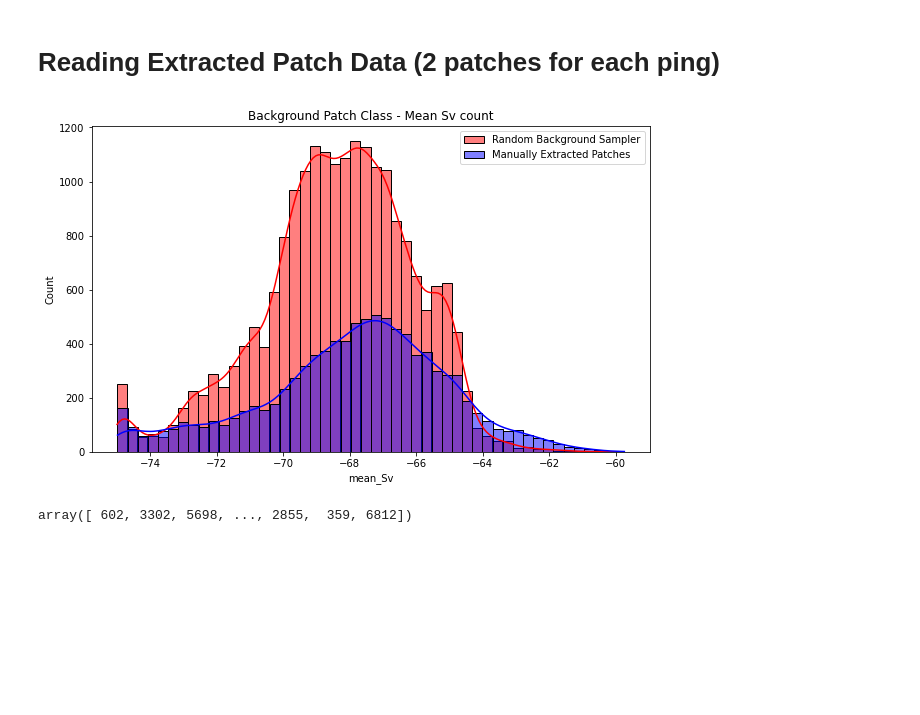
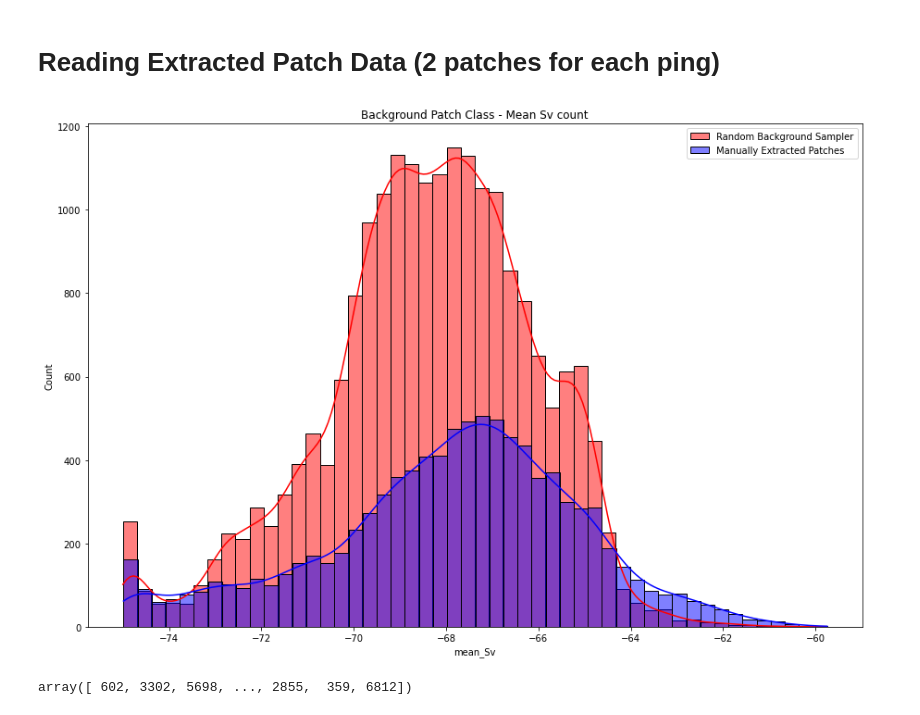
Before and after one commit to ahmetpala/UNET-Sampling, a Jupyter notebook: crimac_unet/Background Sampler.ipynb, the cells around one changed output. Cells and saved outputs as stored; diff of their text form; code cells hidden in the pictures; blank space fills up the shorter version.

```diff
--- a/crimac_unet/Background Sampler.ipynb
+++ b/crimac_unet/Background Sampler.ipynb
@@ -576,16 +576,16 @@ Ppdata.loc[(Ppdata['nop_other']>0) & (Ppdata['nop_sandeel']>0)
           & (Ppdata['nop_below_seabed']>0) & (Ppdata['nop_below_seabed']!=256*256), 'class'] = 'seabed_sandeel_other'
 # %%
 stat = 'count'
-plt.figure(figsize=(10,6))
+plt.figure(figsize=(15,10))
 sns.histplot(pdata.mean_Sv[(pdata['class']=='background') & (pdata['nop_nan']==0)],
              kde=True, color='red', bins=50, stat=stat, label='Random Background Sampler')
 sns.histplot(Ppdata.mean_Sv[(Ppdata['class']=='background') & (Ppdata['nop_nan']==0)],
              kde=True, color='blue', bins=50, stat=stat, label='Manually Extracted Patches')
 plt.title(f'Background Patch Class - Mean Sv {stat}')
 plt.legend()
 plt.show()
 # %% [output]
-[figure, old version]
+[figure, new version]
 # %%
 np.random.randint(0, 9000, 5000)
 # %% [output]
```
Also changed, not shown: 3 other files.
